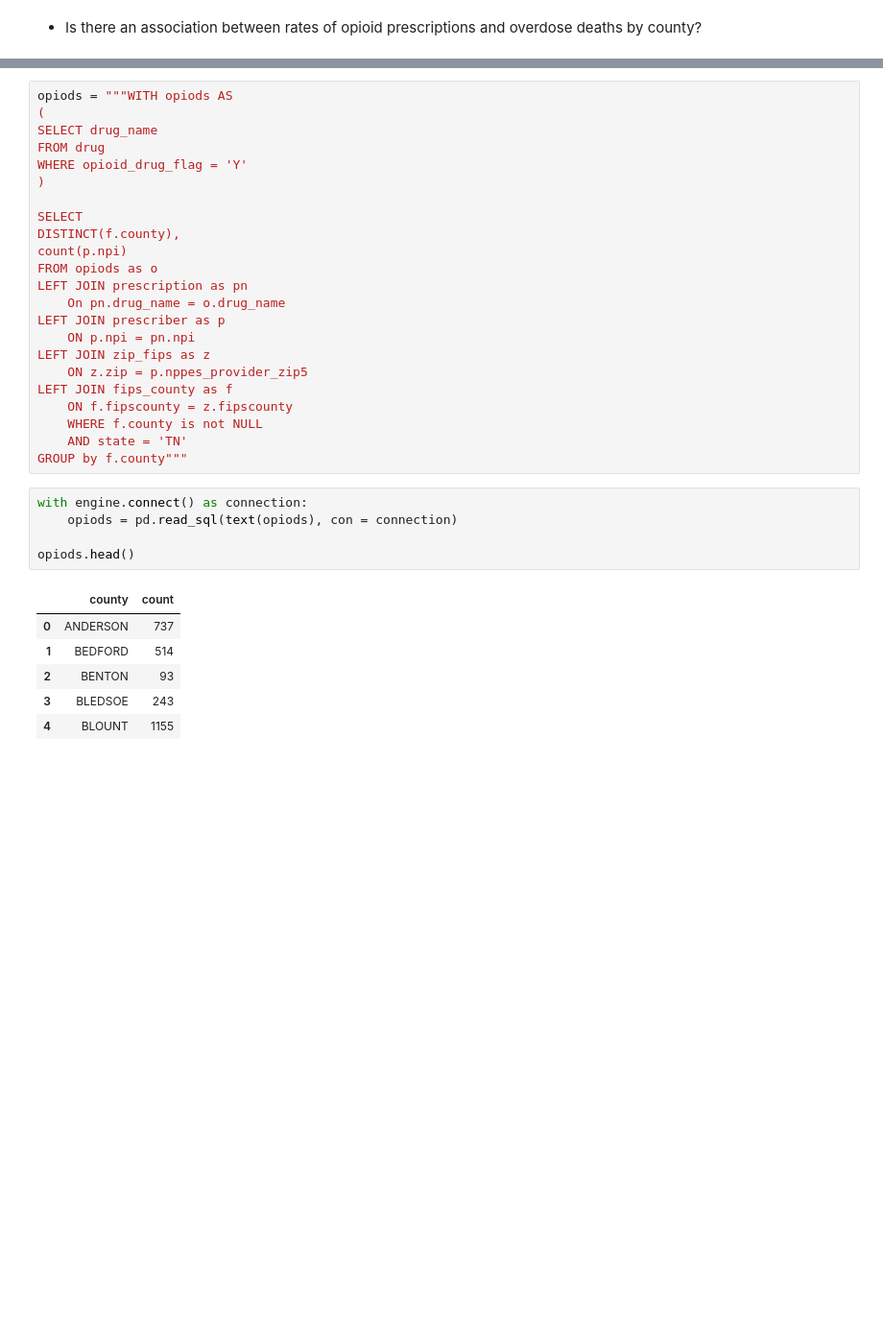
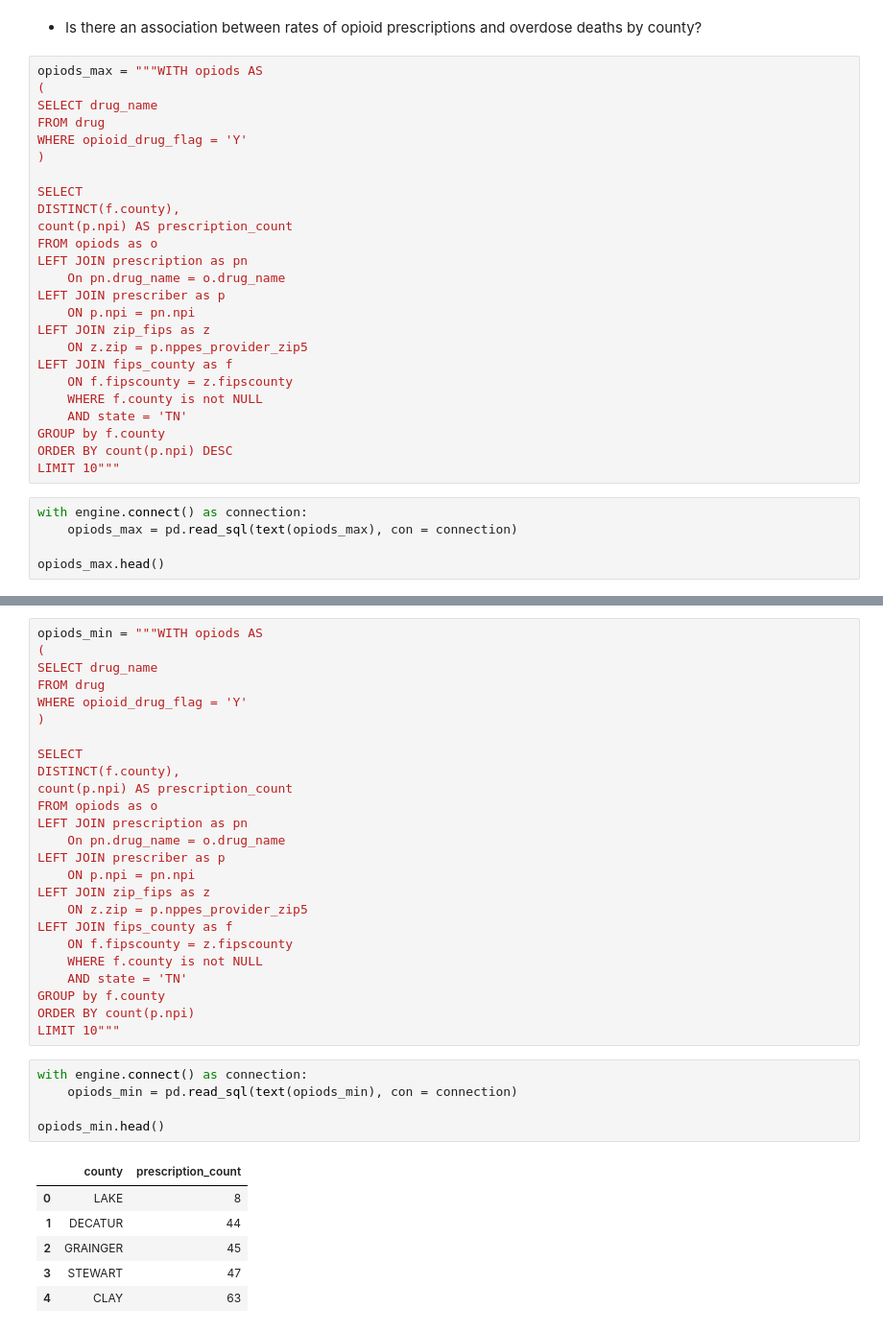
Before and after one commit to NSS-Data-Analytics-Cohort-12/prescribers-python-da12-v2-pandas-pandemonium, a Jupyter notebook: notebooks/prescribers.ipynb, the cells around one changed output, grey strips where cells are left out. Shown at 96% size. Saved outputs shown, nothing was run; the diff lists cells and outputs as text; blank space fills up the shorter version.

```diff
--- a/notebooks/prescribers.ipynb
+++ b/notebooks/prescribers.ipynb
@@ -66,3 +53,33 @@ people.head()
 For much more information about SQLAlchemy and to see a more “Pythonic” way to execute queries, see Introduction to Databases in Python: https://www.datacamp.com/courses/introduction-to-relational-databases-in-python
 # %% [markdown]
 * Is there an association between rates of opioid prescriptions and overdose deaths by county?
+# %%
+opiods_max = """WITH opiods AS
+(
+SELECT drug_name
+FROM drug
+WHERE opioid_drug_flag = 'Y'
+)
+
+SELECT
+DISTINCT(f.county),
+count(p.npi) AS prescription_count
+FROM opiods as o
+LEFT JOIN prescription as pn
+	On pn.drug_name = o.drug_name
+LEFT JOIN prescriber as p
+	ON p.npi = pn.npi
+LEFT JOIN zip_fips as z
+	ON z.zip = p.nppes_provider_zip5
+LEFT JOIN fips_county as f
+	ON f.fipscounty = z.fipscounty
+	WHERE f.county is not NULL
+	AND state = 'TN'
+GROUP by f.county
+ORDER BY count(p.npi) DESC
+LIMIT 10"""
+# %%
+with engine.connect() as connection:
+    opiods_max = pd.read_sql(text(opiods_max), con = connection)
+
+opiods_max.head()
@@ -69,5 +101,5 @@ For much more information about SQLAlchemy and to see a more “Pythonic” way
 # %%
-opiods = """WITH opiods AS
+opiods_min = """WITH opiods AS
 (
 SELECT drug_name
 FROM drug
@@ -76,7 +108,7 @@ WHERE opioid_drug_flag = 'Y'
 
 SELECT
 DISTINCT(f.county),
-count(p.npi)
+count(p.npi) AS prescription_count
 FROM opiods as o
 LEFT JOIN prescription as pn
 	On pn.drug_name = o.drug_name
@@ -88,16 +120,18 @@ LEFT JOIN fips_county as f
 	ON f.fipscounty = z.fipscounty
 	WHERE f.county is not NULL
 	AND state = 'TN'
-GROUP by f.county"""
+GROUP by f.county
+ORDER BY count(p.npi)
+LIMIT 10"""
 # %%
 with engine.connect() as connection:
-    opiods = pd.read_sql(text(opiods), con = connection)
+    opiods_min = pd.read_sql(text(opiods_min), con = connection)
 
-opiods.head()
+opiods_min.head()
 # %% [output]
-|  | county | count |
-| 0 | ANDERSON | 737 |
-| 1 | BEDFORD | 514 |
-| 2 | BENTON | 93 |
-| 3 | BLEDSOE | 243 |
-| 4 | BLOUNT | 1155 |
+|  | county | prescription_count |
+| 0 | LAKE | 8 |
+| 1 | DECATUR | 44 |
+| 2 | GRAINGER | 45 |
+| 3 | STEWART | 47 |
+| 4 | CLAY | 63 |
```
Also changed, not shown: parts of 13 cells of this notebook.
